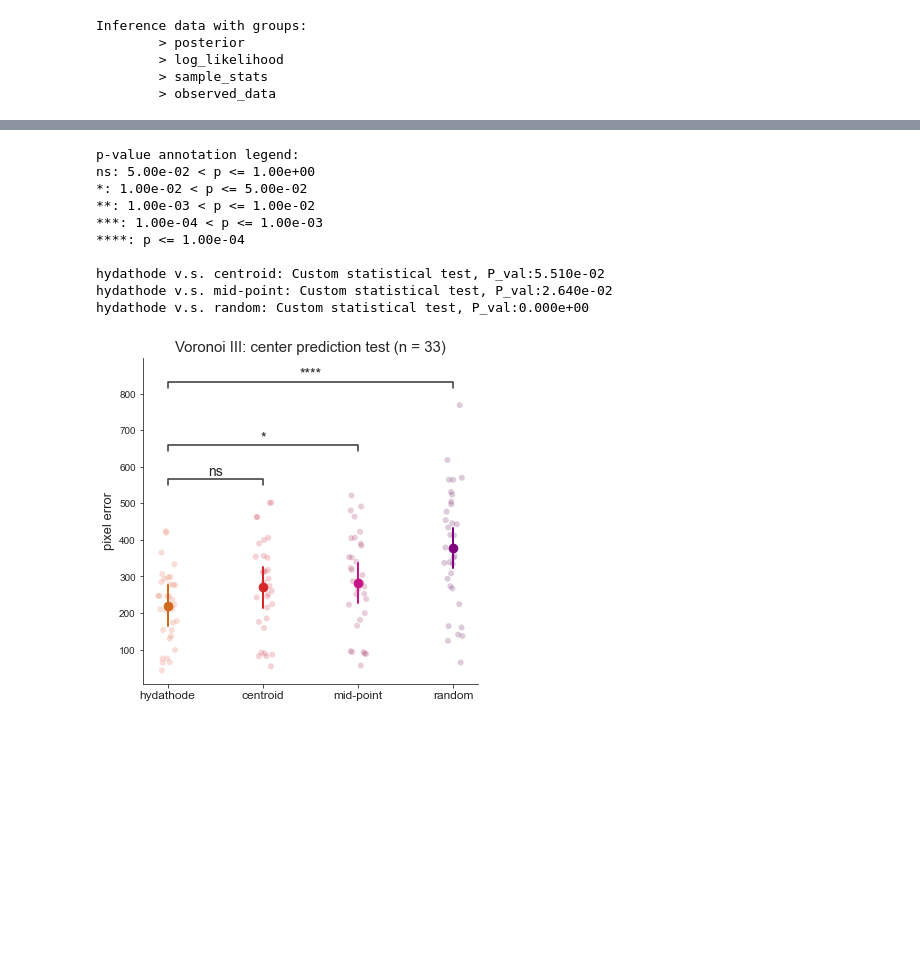
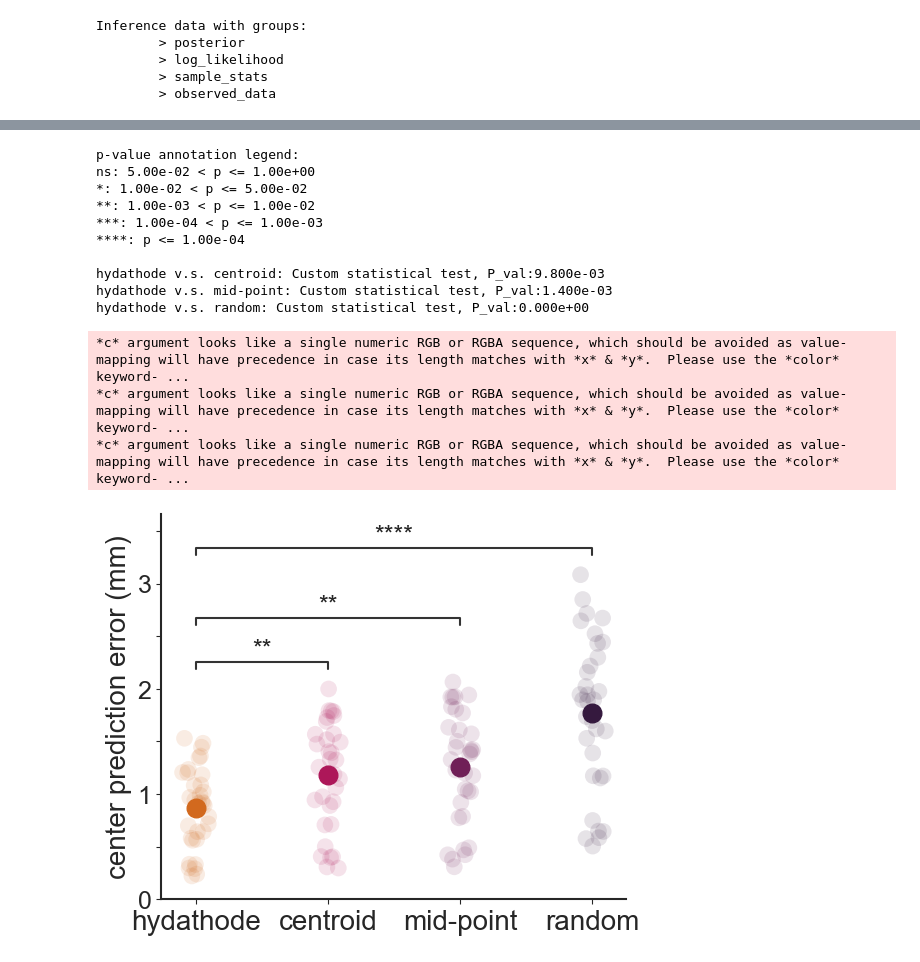
Before and after one commit to cici-xingyu-zheng/VoronoiVein, a Jupyter notebook: voronoi_tests/notebooks/voronoi_test_all_samples.ipynb, the cells around one changed output, grey strips where cells are left out. Drawn from its saved outputs; the diff is of its cells as text; code cells hidden in the pictures; blank space fills up the shorter version.

```diff
--- a/voronoi_tests/notebooks/voronoi_test_all_samples.ipynb
+++ b/voronoi_tests/notebooks/voronoi_test_all_samples.ipynb
@@ -655,6 +638,8 @@ predict_err_df = pd.DataFrame(predict_err_arr, index = sample_list, columns = ['
 We'll only solve the linear system that is over-overdetermined, i.e., that has unique solutions.
 # %%
 def size_M(sample):
+
+    'function to determine the dim. of the linear system'
 
     print(f'Predict center for {sample}  \n')
 
@@ -664,7 +649,7 @@ def size_M(sample):
     rst = voronoi_local.local_test(adj_faces_mat, shared_edges_mat,G.graph['dots_passed'], G, dot_bool = True)
     cent_in_faces, mid_in_faces, rand_in_faces = voronoi_local.random_n_centroid(G)
     G_dual = graph_create.make_dual(G, cent_in_faces, mid_in_faces, rand_in_faces, rst[0])
-    s_list, b_list, g_list, g_nodes_index = center_predict.slope_intercept_gcc(G, G_dual, shared_edges_mat)
+    s_list, _, g_list, _ = center_predict.slope_intercept_gcc(G, G_dual, shared_edges_mat)
 
     print(f'Center prediction done. \n')
 
@@ -719,3 +697,6 @@ array([ True,  True, False,  True,  True,  True,  True,  True,  True,
 # %%
 # we only want num equations > num variables.
-predict_err_df = predict_err_df.drop(index = 'N1-3')
+drop = predict_err_df.iloc[np.where(size_df[:, 0] <= size_df[:, 1])[0][0]].name
+predict_err_df = predict_err_df.drop(index = drop)
+samples.index = samples[0]
+samples_gcc = samples.drop(index = drop)
@@ -724,2 +702,0 @@ samples.index = samples[0]
-# %%
-samples_gcc = samples.drop(index = 'N1-3')
@@ -778,63 +749,72 @@ intercept = intercept.reshape((5,2000,1))
 # %%
 pvalues = [(slopes[:,:,0] <= 0).sum()/10000, (slopes[:,:,1] <= 0).sum()/10000, (slopes[:,:,2] <= 0).sum()/10000]
 pairs = [('hydathode', 'centroid'), ('hydathode', 'mid-point'), ('hydathode', 'random')]
+# %%
+# unit conversion from pixel to mm
+melted_predict_err_df['error_mm'] = melted_predict_err_df['error']/173.12
 # %%
-order = ['hydathode', 'centroid', 'mid-point', 'random']
-colors = ['chocolate','tab:red', 'mediumvioletred', 'purple']
-# colors = ['C1', 'C3', 'C6', 'C4']
-sns.set_style("white")
+# plotting the subfigure for Voronoi III error:
 
-fig, ax = plt.subplots(figsize = (6,6))
+fig, ax = plt.subplots(figsize = (6,5))
 
-sns.stripplot (x = 'type', y = 'error', data = melted_predict_err_df, order = order,
-               palette = "flare", alpha = .25, size = 6, zorder=1,
+sns.stripplot (x = 'type', y = 'error_mm', data = melted_predict_err_df, order = order,
+               palette = palette,
+               alpha = .12, size = 12, zorder=1,
                ax = ax)
 
 
-ax, test_results = add_stat_annotation(ax, data = melted_predict_err_df, x= 'type', y= 'error', order = order,
+ax, test_results = add_stat_annotation(ax, data = melted_predict_err_df, x= 'type', y= 'error_mm', order = order,
                     box_pairs = pairs,
                     perform_stat_test = False,
                     pvalues = pvalues,
                     loc='inside',
-                    fontsize = 14)
+                    fontsize = 18)
 
 x = list(range(4))
 
 y_lower = [np.percentile(a = intercept, q = 2.5)] + np.percentile(a = slopes + intercept, axis = [0,1], q = 2.5).tolist()
 y_higher = [np.percentile(a = intercept, q = 97.5)] + np.percentile(a = slopes + intercept, axis = [0,1], q = 97.5).tolist()
 y = [az.summary(pred_results)['mean']['Intercept'],
            az.summary(pred_results)['mean']['Intercept'] + az.summary(pred_results)['mean']['type[centroid]'],
            az.summary(pred_results)['mean']['Intercept'] + az.summary(pred_results)['mean']['type[mid-point]'],
            az.summary(pred_results)['mean']['Intercept'] + az.summary(pred_results)['mean']['type[random]']]
 for i in range(4):
-    ax.plot([x[i], x[i]], [y_lower[i], y_higher[i]],  c = colors[i], lw = 2)
+    ax.plot([x[i], x[i]], [y_lower[i], y_higher[i]],  c = colors[i], lw = 4.5)
 for i in range(4):
-    ax.scatter(x[i], y[i],  c = colors[i], s = 75, zorder = 2)
+    ax.scatter(x[i], y[i]/173.12,  c = colors[i], s = 180, zorder = 2)
 
 
-ax.set_title('Voronoi III: center prediction test (n = 33)', fontsize = 15)
-ax.set_xticklabels(['hydathode', 'centroid', 'mid-point', 'random'], fontsize = 12)
+# ax.set_title('Voronoi I: angle test (n = 34)', fontsize = 15)
+ax.set_xticklabels(['hydathode', 'centroid', 'mid-point', 'random'], fontsize = 20)
 ax.set_xlabel(None)
-ax.set_ylabel('pixel error', fontsize = 13)
+ax.set_ylabel('center prediction error (mm)', fontsize = 20)
+ax.set_yticks([0, .5, 1, 1.5, 2, 2.5, 3, 3.5])
+ax.set_yticklabels(labels = [0, None, 1, None, 2, None, 3, None], fontsize = 18)
+
 
 # Hide the right and top spines
 ax.spines.right.set_visible(False)
 ax.spines.top.set_visible(False)
 
 # Only show ticks on the left and bottom spines
 ax.yaxis.set_ticks_position('left')
 ax.xaxis.set_ticks_position('bottom')
 
+plt.setp(ax.spines.values(), linewidth=1.5)
+å
 plt.show()
 # %% [output]
 p-value annotation legend:
 ns: 5.00e-02 < p <= 1.00e+00
 *: 1.00e-02 < p <= 5.00e-02
 **: 1.00e-03 < p <= 1.00e-02
 ***: 1.00e-04 < p <= 1.00e-03
 ****: p <= 1.00e-04
 
-hydathode v.s. centroid: Custom statistical test, P_val:5.510e-02
-hydathode v.s. mid-point: Custom statistical test, P_val:2.640e-02
+hydathode v.s. centroid: Custom statistical test, P_val:9.800e-03
+hydathode v.s. mid-point: Custom statistical test, P_val:1.400e-03
 hydathode v.s. random: Custom statistical test, P_val:0.000e+00
+*c* argument looks like a single numeric RGB or RGBA sequence, which should be avoided as value-mapping will have precedence in case its length matches with *x* & *y*.  Please use the *color* keyword- ...
+*c* argument looks like a single numeric RGB or RGBA sequence, which should be avoided as value-mapping will have precedence in case its length matches with *x* & *y*.  Please use the *color* keyword- ...
+*c* argument looks like a single numeric RGB or RGBA sequence, which should be avoided as value-mapping will have precedence in case its length matches with *x* & *y*.  Please use the *color* keyword- ...
-[figure, old version]
+[figure, new version]
```
Also changed, not shown: parts of 40 cells of this notebook.
